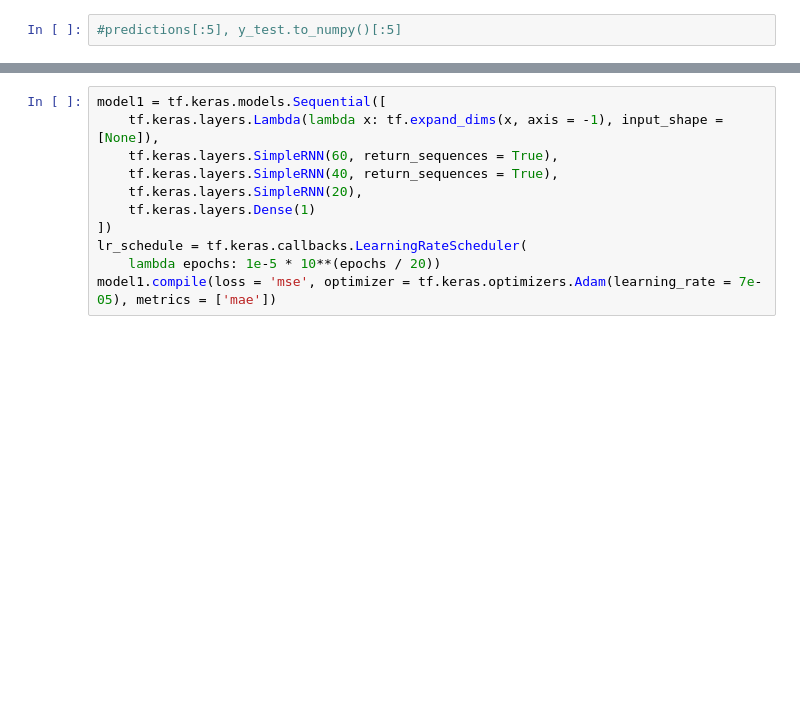
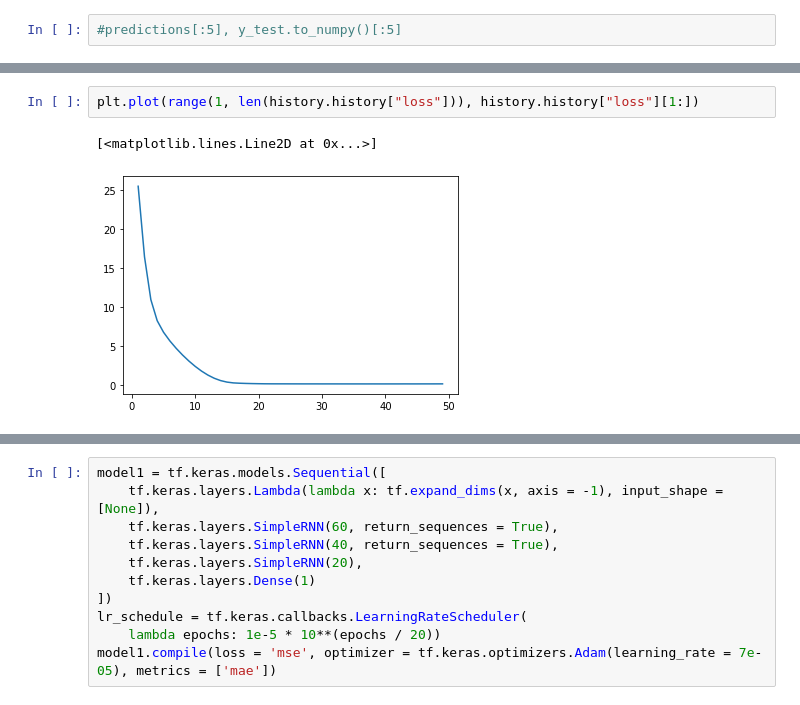
Before and after one commit to amruthanand1/Machine-Learning, a Jupyter notebook: Hyperparameter Tuning on RNN.ipynb, the cells around one changed output, grey strips where cells are left out. Saved outputs shown, nothing was run; the diff lists cells and outputs as text; blank space fills up the shorter version.

```diff
--- a/Hyperparameter Tuning on RNN.ipynb
+++ b/Hyperparameter Tuning on RNN.ipynb
@@ -73,0 +80,5 @@ plt.semilogx(lrs, history.history["loss"])
+# %%
+plt.plot(range(1, len(history.history["loss"])), history.history["loss"][1:])
+# %% [output]
+[<matplotlib.lines.Line2D at 0x...>]
+[figure, added]
```
Also changed, not shown: parts of 19 cells of this notebook, 9 other files.
